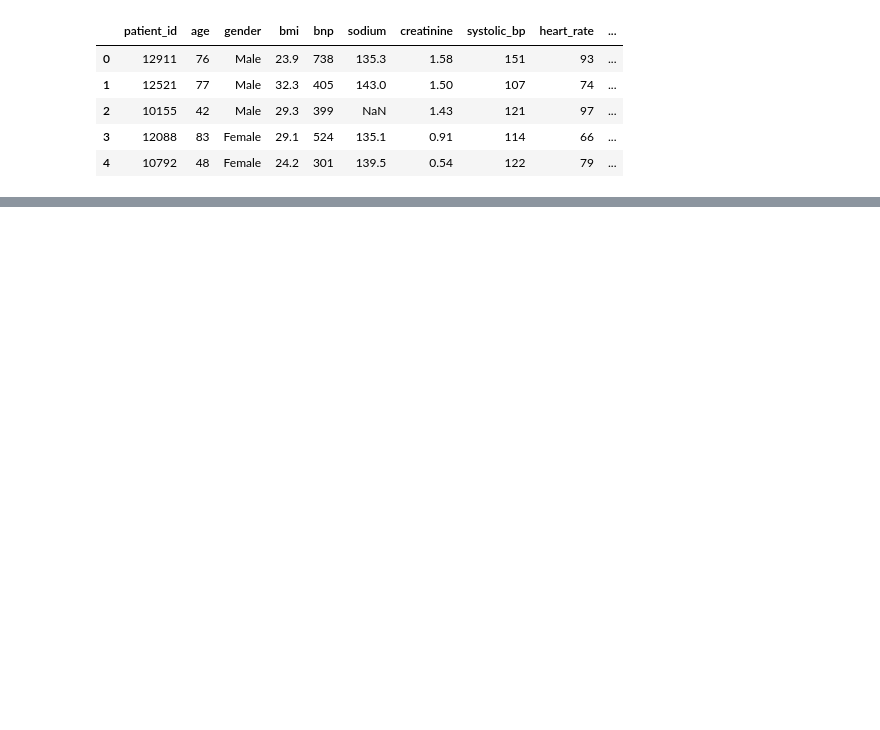
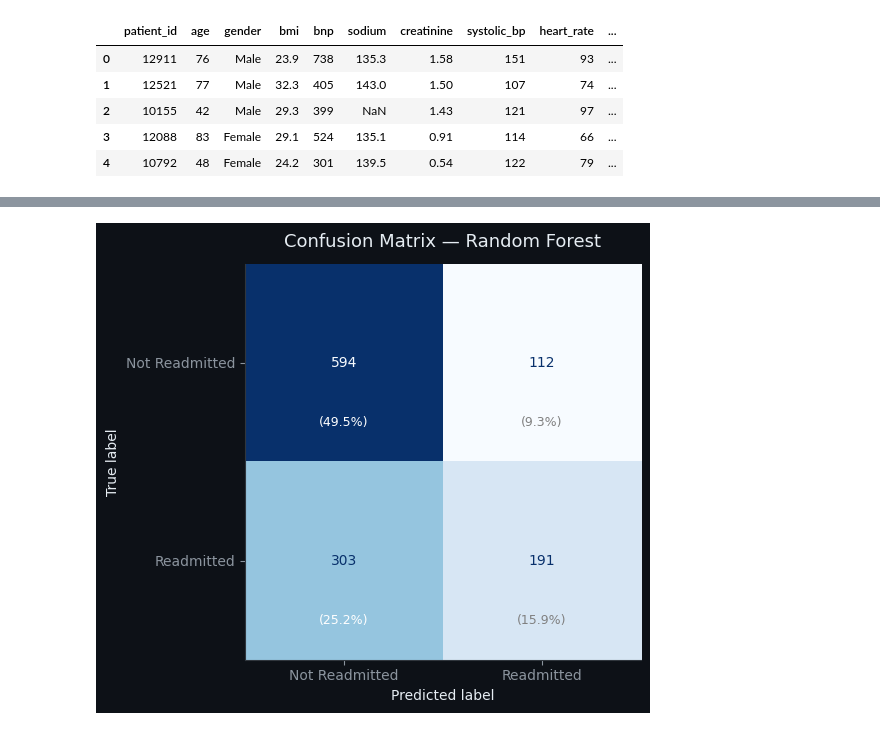
Before and after one commit to dinarazhorabek/heart_failure_readmission, a Jupyter notebook: main.ipynb, the cells around one changed output, grey strips where cells are left out. Cells and saved outputs as stored; diff of their text form; code cells hidden in the pictures; blank space fills up the shorter version.

```diff
--- a/main.ipynb
+++ b/main.ipynb
@@ -41,0 +366,19 @@ dtype: int64
+# %%
+cm = confusion_matrix(y_test, y_pred)
+fig, ax = plt.subplots(figsize=(6, 5))
+disp = ConfusionMatrixDisplay(confusion_matrix=cm, display_labels=['Not Readmitted', 'Readmitted'])
+disp.plot(cmap='Blues', ax=ax, colorbar=False)
+
+# Annotate with rates (optional but useful)
+total = cm.sum()
+for i in range(2):
+    for j in range(2):
+        pct = cm[i, j] / total * 100
+        ax.text(j, i + 0.3, f"({pct:.1f}%)", ha='center', va='center',
+                fontsize=9, color='white' if cm[i, j] > cm.max()/2 else 'gray')
+
+plt.title("Confusion Matrix — Random Forest", fontsize=13, pad=12)
+plt.tight_layout()
+plt.show()
+# %% [output]
+[figure, added]
```
Also changed, not shown: parts of 16 cells of this notebook.
